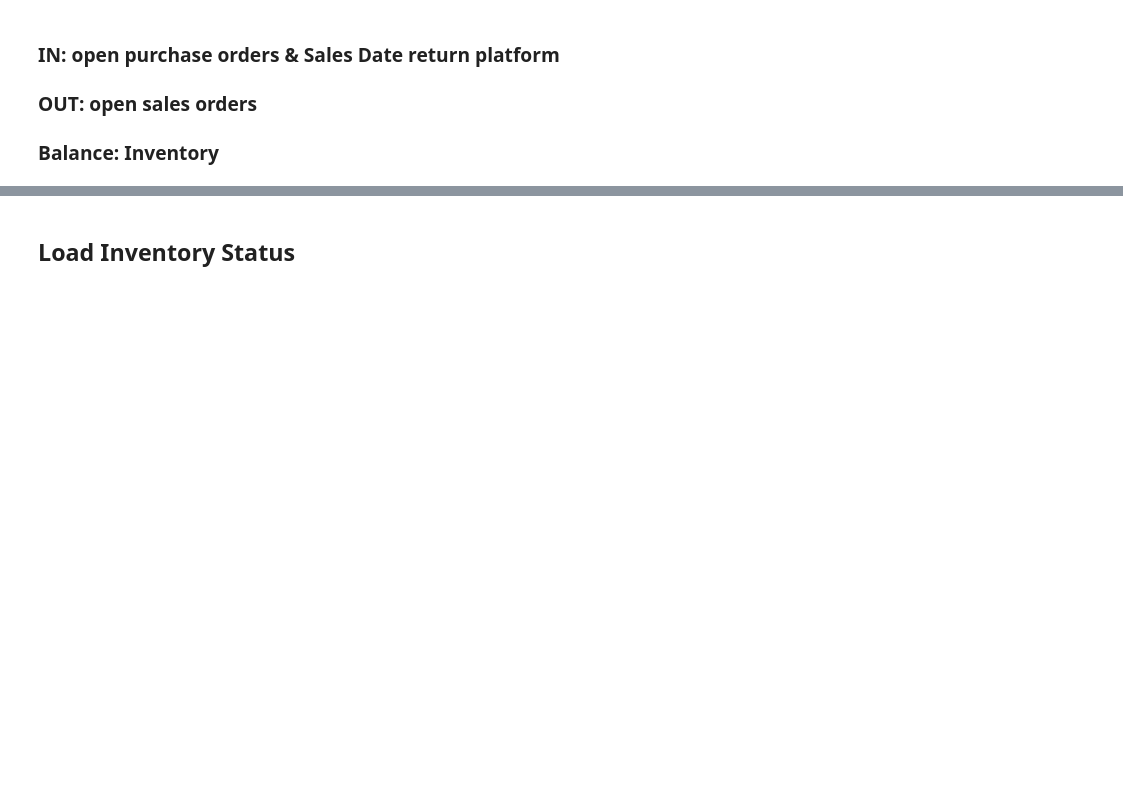
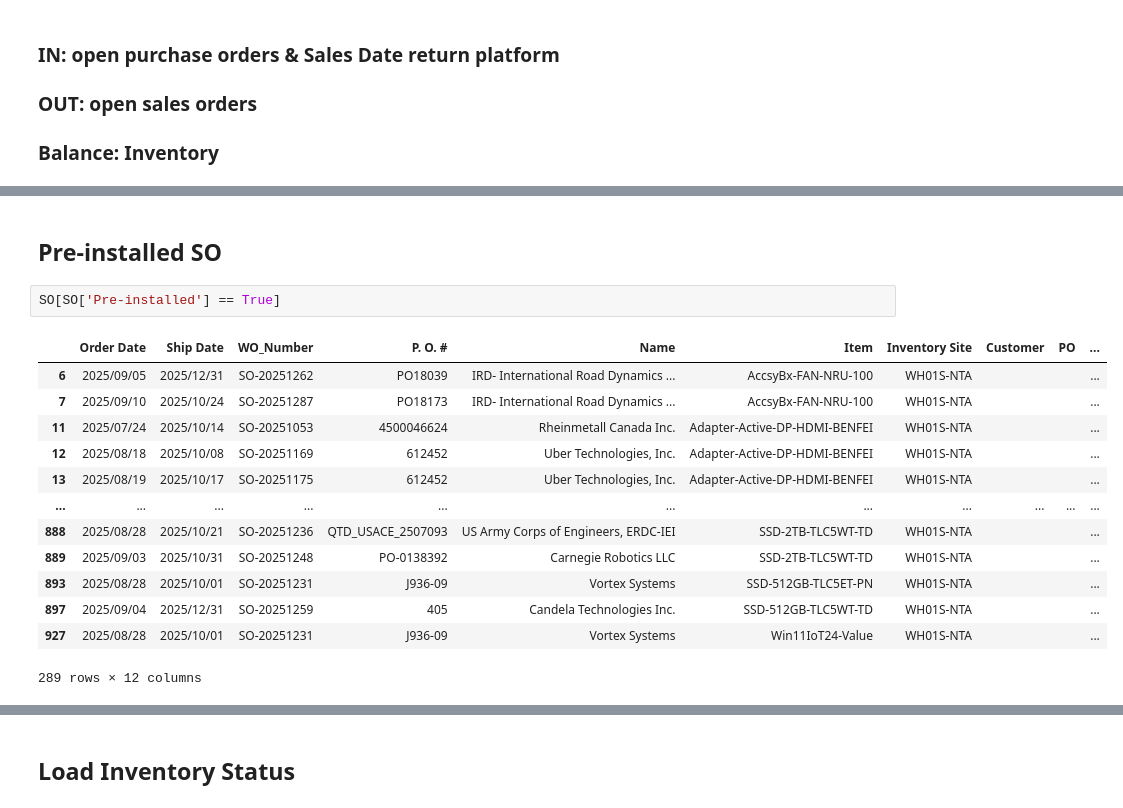
Before and after one commit to playoung2818/LT-Check-Brenda, a Jupyter notebook: Dashboard.ipynb, the cells around one changed output, grey strips where cells are left out. Saved outputs shown, nothing was run; the diff lists cells and outputs as text; blank space fills up the shorter version.

```diff
--- a/Dashboard.ipynb
+++ b/Dashboard.ipynb
@@ -93,0 +219,18 @@ Name: 0, Length: 574, dtype: object
+# %% [markdown]
+## Pre-installed  SO
+# %%
+SO[SO['Pre-installed'] == True]
+# %% [output]
+|  | Order Date | Ship Date | WO_Number | P. O. # | Name | Item | Inventory Site | Customer | PO | ... |
+| 6 | 2025/09/05 | 2025/12/31 | SO-20251262 | PO18039 | IRD- International Road Dynamics ... | AccsyBx-FAN-NRU-100 | WH01S-NTA |  |  | ... |
+| 7 | 2025/09/10 | 2025/10/24 | SO-20251287 | PO18173 | IRD- International Road Dynamics ... | AccsyBx-FAN-NRU-100 | WH01S-NTA |  |  | ... |
+| 11 | 2025/07/24 | 2025/10/14 | SO-20251053 | 4500046624 | Rheinmetall Canada Inc. | Adapter-Active-DP-HDMI-BENFEI | WH01S-NTA |  |  | ... |
+| 12 | 2025/08/18 | 2025/10/08 | SO-20251169 | 612452 | Uber Technologies, Inc. | Adapter-Active-DP-HDMI-BENFEI | WH01S-NTA |  |  | ... |
+| 13 | 2025/08/19 | 2025/10/17 | SO-20251175 | 612452 | Uber Technologies, Inc. | Adapter-Active-DP-HDMI-BENFEI | WH01S-NTA |  |  | ... |
+| ... | ... | ... | ... | ... | ... | ... | ... | ... | ... | ... |
+| 888 | 2025/08/28 | 2025/10/21 | SO-20251236 | QTD_USACE_2507093 | US Army Corps of Engineers, ERDC-IEI | SSD-2TB-TLC5WT-TD | WH01S-NTA |  |  | ... |
+| 889 | 2025/09/03 | 2025/10/31 | SO-20251248 | PO-0138392 | Carnegie Robotics LLC | SSD-2TB-TLC5WT-TD | WH01S-NTA |  |  | ... |
+| 893 | 2025/08/28 | 2025/10/01 | SO-20251231 | J936-09 | Vortex Systems | SSD-512GB-TLC5ET-PN | WH01S-NTA |  |  | ... |
+| 897 | 2025/09/04 | 2025/12/31 | SO-20251259 | 405 | Candela Technologies Inc. | SSD-512GB-TLC5WT-TD | WH01S-NTA |  |  | ... |
+| 927 | 2025/08/28 | 2025/10/01 | SO-20251231 | J936-09 | Vortex Systems | Win11IoT24-Value | WH01S-NTA |  |  | ... |
+289 rows × 12 columns
```
Also changed, not shown: parts of 20 cells of this notebook, 1 other file.
